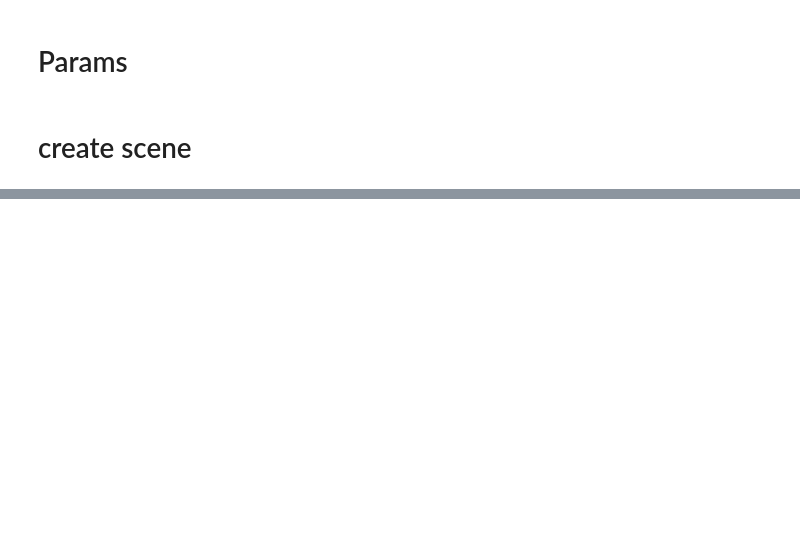
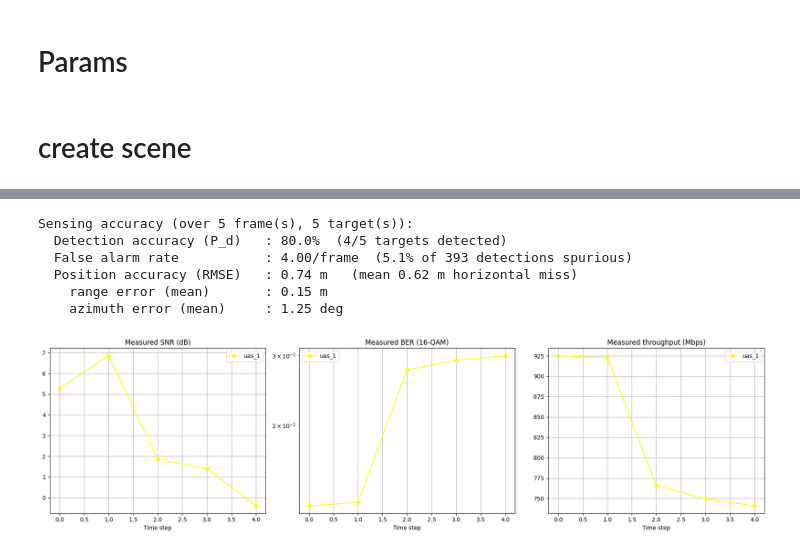
Before and after one commit to KBHuber/JcasSim, a Jupyter notebook: 1_drone.ipynb, the cells around one changed output, grey strips where cells are left out. Saved outputs shown, nothing was run; the diff lists cells and outputs as text; code cells hidden in the pictures; blank space fills up the shorter version.

```diff
--- a/1_drone.ipynb
+++ b/1_drone.ipynb
@@ -46,42 +53,30 @@ scene.tx_array = PlanarArray(num_rows=8, num_cols=8, pattern="tr38901", polariza
 scene.rx_array = scene.tx_array
 # %%
-
-# -----------------------------
-# DEFINE CAMERAS
-# -----------------------------
 cameras = {
-    "cam2": Camera(position=[0, 0, 270], look_at=[0, 0, 0])
+    "cam2": Camera(position=[-56, -42, 220], look_at=[-56, -42, 0])
 }
 
-# -----------------------------
-# DEFINE DRONE
-# -----------------------------
-# Single UAV flying straight down the middle of the street (y=0), constant velocity.
-uas1 = rt.Receiver(name="uas_1", position=[-75.0, 0.0, 20.0], orientation=[0.0, 0.0, 0.0])
+# One UAV up a Munich street canyon, x~[-71..-43], y=[-66..-20]: 13-16 m wide,
+# facades 16.9-20.7 m tall, so z=15 stays inside the canyon.
+uas1 = rt.Receiver(name="uas_1", position=[-63.0, -64.0, 15.0], orientation=[0.0, 0.0, 0.0])
 uas1.color = [1, 1, 0]
 scene.add(uas1)
 
-# create transmitter and add it to the scene
-tx = rt.Transmitter(name="tx_1", position=[0.0, 0.0, 1.5])
-tx.power_dbm = 30
-scene.add(tx)
-
-# -----------------------------
-# CONFIG
-# -----------------------------
 num_drones = 1
 num_steps = 5
 dt = 1
 
-# -----------------------------
-# BUILD RX PATHS [N, T, 3]
-# -----------------------------
 start_points = tf.constant([
-    [-75, 0, 20],  # straight down the middle
+    [-63.0, -64.0, 15.0],  # street's south end, near the BS
 ], dtype=tf.float32)
 
 base_velocities = tf.constant([
-    [[30, 0, 0], [30, 0, 0], [30, 0, 0], [30, 0, 0], [30, 0, 0]],
-], dtype=tf.float32)  # Shape: [N, num_steps, 3] — constant velocity, +x
+    [[2.4, 8.8, 0], [2.4, 8.8, 0], [2.4, 8.8, 0], [2.4, 8.8, 0], [2.4, 8.8, 0]],
+], dtype=tf.float32)  # [N, num_steps, 3] -- 9.1 m/s from (-63,-64) to (-51,-20)
 
 rx_path = build_rx_path(start_points, base_velocities, num_steps, dt, on_mismatch="error")
+
+# One antenna serves comms and sensing alike; run_jcas_drop() reuses these below.
+# Facade mount 1.5 m off the west wall, 12 m up, boresight fixed down the corridor.
+bs_position = [-69.0, -64.0, 12.0]
+look_at_point = [-55.0, -40.0, 15.0]
@@ -155 +139,18 @@ if sensing_on:
+# %%
+# position accuracy, P_d and false alarm rate, from the CFAR detections vs. truth
+if sensing_on and sensing_cubes:
+    print(score_sensing(sensing_cubes, sensing_ground_truth_pos, bs_position))
+# %% [output]
+Sensing accuracy (over 5 frame(s), 5 target(s)):
+  Detection accuracy (P_d)   : 80.0%  (4/5 targets detected)
+  False alarm rate           : 4.00/frame  (5.1% of 393 detections spurious)
+  Position accuracy (RMSE)   : 0.74 m   (mean 0.62 m horizontal miss)
+    range error (mean)       : 0.15 m
+    azimuth error (mean)     : 1.25 deg
+# %%
+# SNR, BER and throughput, measured off the decoded OFDM frames
+if plots_on and jcas_results:
+    plot_jcas_kpis(jcas_results, scene)
+# %% [output]
+[figure, added]
 # %%
```
Also changed, not shown: parts of 11 cells of this notebook, 18 other files.
